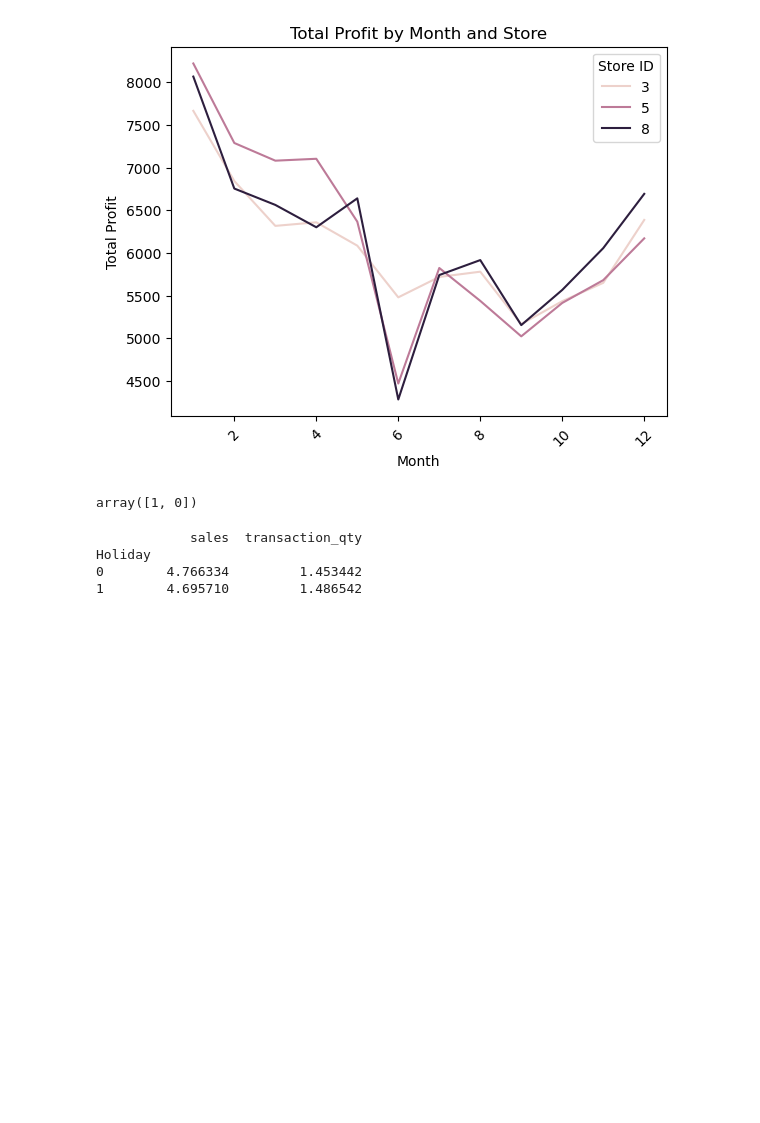
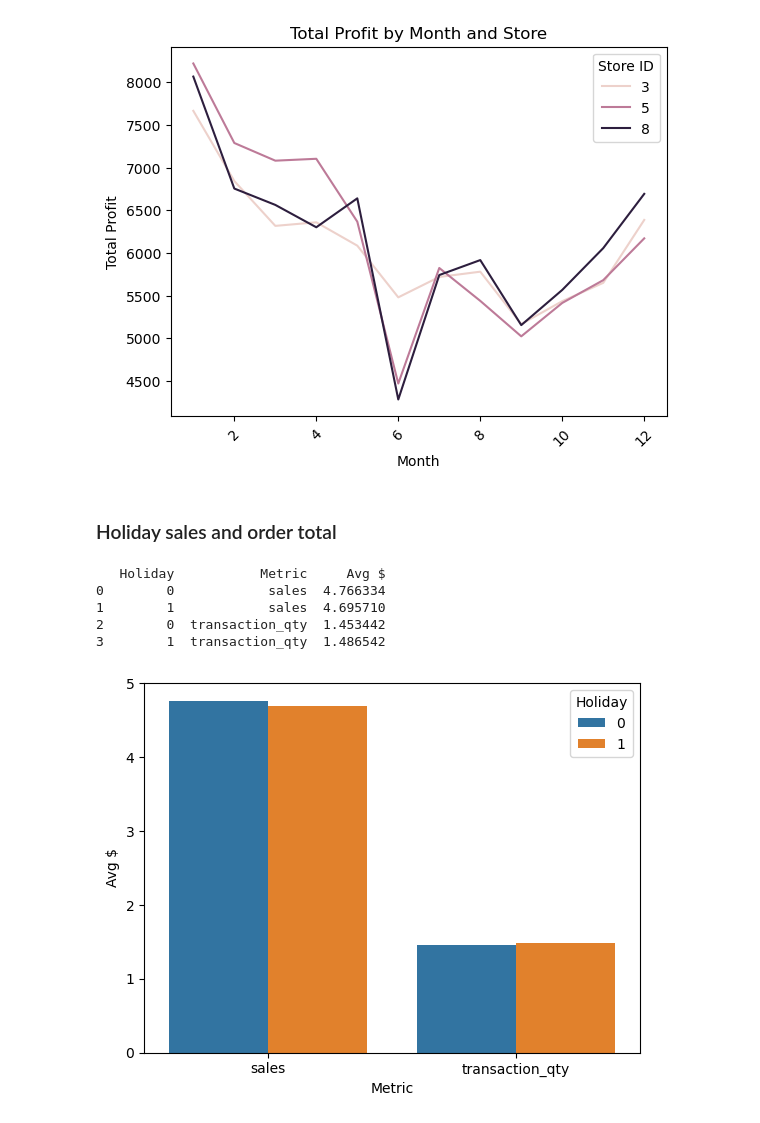
Before and after one commit to kensuke0529/Cafe-sales-project, a Jupyter notebook: sales_analysis/sales_analysis.ipynb, the cells around one changed output. Cells and saved outputs as stored; diff of their text form; code cells hidden in the pictures; blank space fills up the shorter version.

```diff
--- a/sales analysis/sales_analysis.ipynb
+++ b/sales_analysis/sales_analysis.ipynb
@@ -28,5 +51,6 @@ grouped_store = round(grouped_store)
 for x in grouped_store.columns:
     grouped_df = grouped_store[x]
     grouped_df.plot(kind='bar')
+    plt.title()
     plt.show()
 # %% [output]
@@ -95,16 +128,22 @@ plt.legend(title='Store ID')
 plt.show()
 # %% [output]
 [figure]
+# %% [markdown]
+### Holiday sales and order total
 # %%
 df['Holiday'] = df['Holiday Name'].apply(lambda x: 0 if pd.isna(x) else 1)
-df.Holiday.unique()
+holiday = df.groupby('Holiday')[['sales','transaction_qty']].mean().reset_index()
+holiday_melted = holiday.melt(id_vars='Holiday', var_name='Metric', value_name='Value')
+holiday_melted = holiday_melted.rename(columns={ 'Value': 'Avg $'})
+print(holiday_melted)
+
+# bar chart
+sns.barplot(data=holiday_melted, x='Metric', y='Avg $', hue='Holiday')
+plt.show()
 # %% [output]
-array([1, 0])
+   Holiday           Metric     Avg $
+0        0            sales  4.766334
+1        1            sales  4.695710
+2        0  transaction_qty  1.453442
+3        1  transaction_qty  1.486542
+[figure, added]
-# %%
-holiday = df.groupby('Holiday')[['sales','transaction_qty']].agg({'sales':'mean','transaction_qty':'mean'})
-print(holiday)
-# %% [output]
-            sales  transaction_qty
-Holiday
-0        4.766334         1.453442
-1        4.695710         1.486542
```
Also changed, not shown: parts of 13 cells of this notebook, 7 other files.
